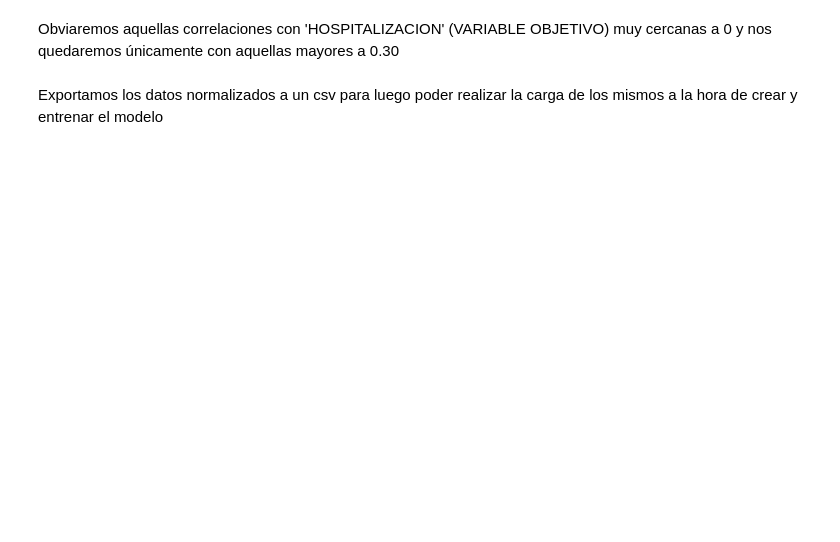
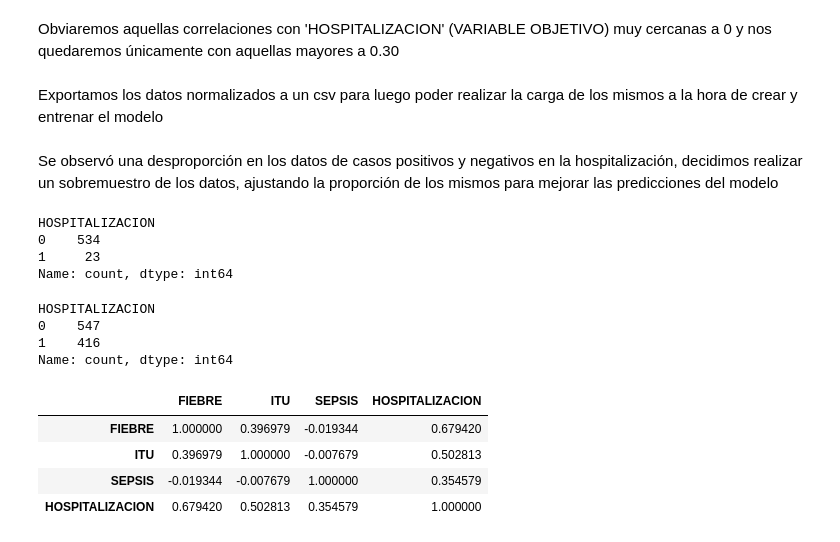
Before and after one commit to whipped-coffee/M06-Proyecto-Integrador-Machine-Learning, a Jupyter notebook: EDA.ipynb, the cells around one changed output. Drawn from its saved outputs; the diff is of its cells as text; code cells hidden in the pictures; blank space fills up the shorter version.

```diff
--- a/OriginalData/EDA.ipynb
+++ b/EDA.ipynb
@@ -103,7 +103,7 @@ Con el campo EDAD:
 Al tener una distribución normal podemos computar tanto los valores faltantes como los atípicos con la mediana de los valores menores a 100, ya que entendemos que una edad mayor a esta en la mayoría de los casos se debe a un error de carga.
 # %%
 medianaEdad = int(dataHosp['EDAD'].loc[dataHosp['EDAD'] < 100].mean())
-dataHosp.loc[(dataHosp['EDAD'] > 100) | (dataHosp['EDAD'].isna()), 'EDAD'] = mediana_edad
+dataHosp.loc[(dataHosp['EDAD'] > 100) | (dataHosp['EDAD'].isna()), 'EDAD'] = medianaEdad
 # %% [markdown]
 PSA: Debido a que el recuento de valores mayores a 40 es bajo, creemos que los valores mayores a 85 son errores de carga así que lo imputaremos con la mediana de los datos, ya que esta métrica no se ve altamente afectada ante los valores átipicos que sesgan hacia la derecha nuestra muestra.
 # %%
@@ -170,3 +170,12 @@ dataNorm = dataHosp[features]
 Exportamos los datos normalizados a un csv para luego poder realizar la carga de los mismos a la hora de crear y entrenar el modelo
 # %%
 dataNorm.to_csv('../data/Hospitales_Normalizados.csv', index = False)
+# %% [markdown]
+Se observó una desproporción en los datos de casos positivos y negativos en la hospitalización, decidimos realizar un sobremuestro de los datos, ajustando la proporción de los mismos para mejorar las predicciones del modelo
+# %%
+dataNorm['HOSPITALIZACION'].value_counts()
+# %% [output]
+HOSPITALIZACION
+0    534
+1     23
+Name: count, dtype: int64
@@ -172,0 +198,16 @@ dataNorm.to_csv('../data/Hospitales_Normalizados.csv', index = False)
+# %%
+df2['HOSPITALIZACION'].value_counts()
+# %% [output]
+HOSPITALIZACION
+0    547
+1    416
+Name: count, dtype: int64
+# %%
+mapa = dataNorm.corr(numeric_only= True)
+mapa.style.background_gradient(cmap='coolwarm')
+# %% [output]
+|  | FIEBRE | ITU | SEPSIS | HOSPITALIZACION |
+| FIEBRE | 1.000000 | 0.396979 | -0.019344 | 0.679420 |
+| ITU | 0.396979 | 1.000000 | -0.007679 | 0.502813 |
+| SEPSIS | -0.019344 | -0.007679 | 1.000000 | 0.354579 |
+| HOSPITALIZACION | 0.679420 | 0.502813 | 0.354579 | 1.000000 |
```
Also changed, not shown: parts of 4 cells of this notebook.
